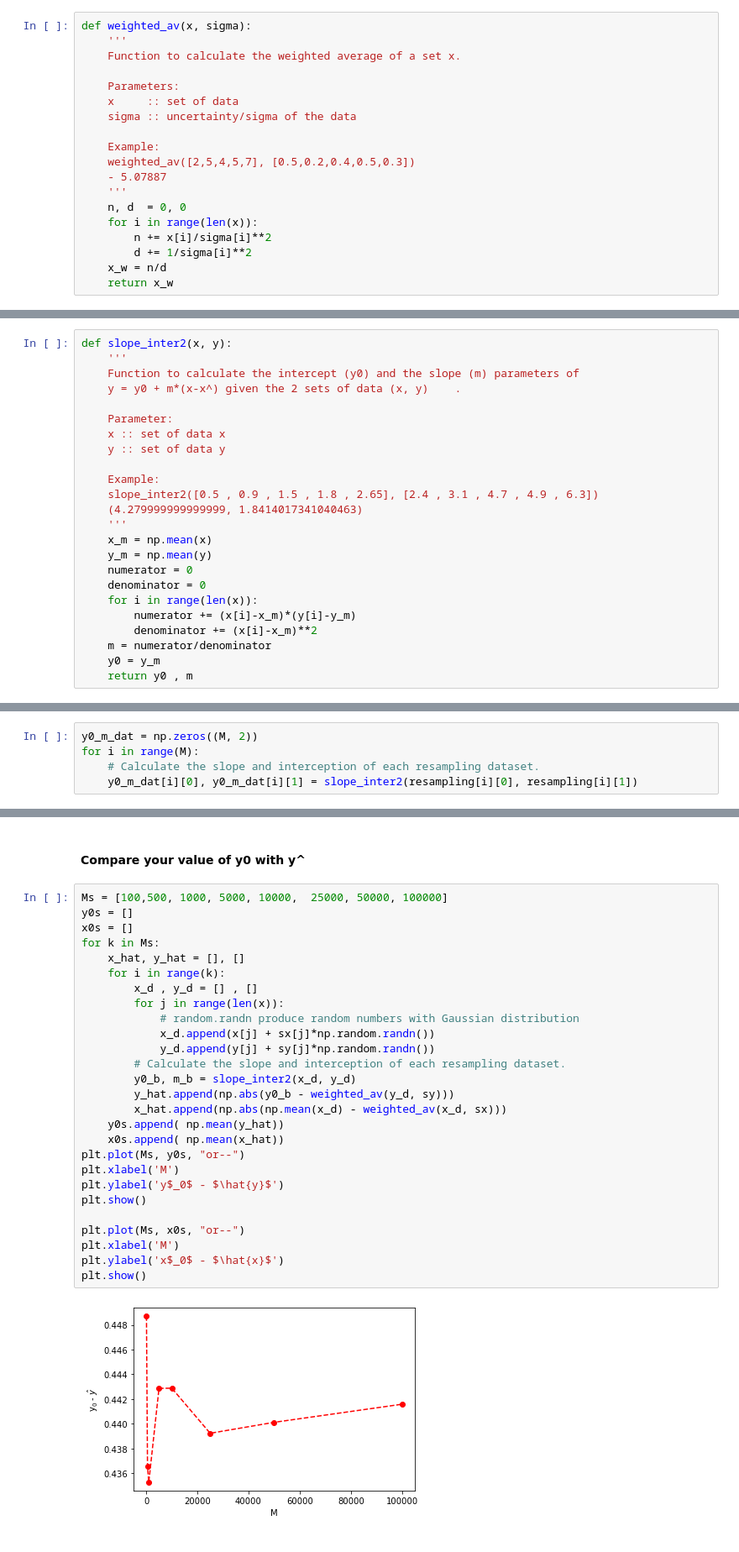
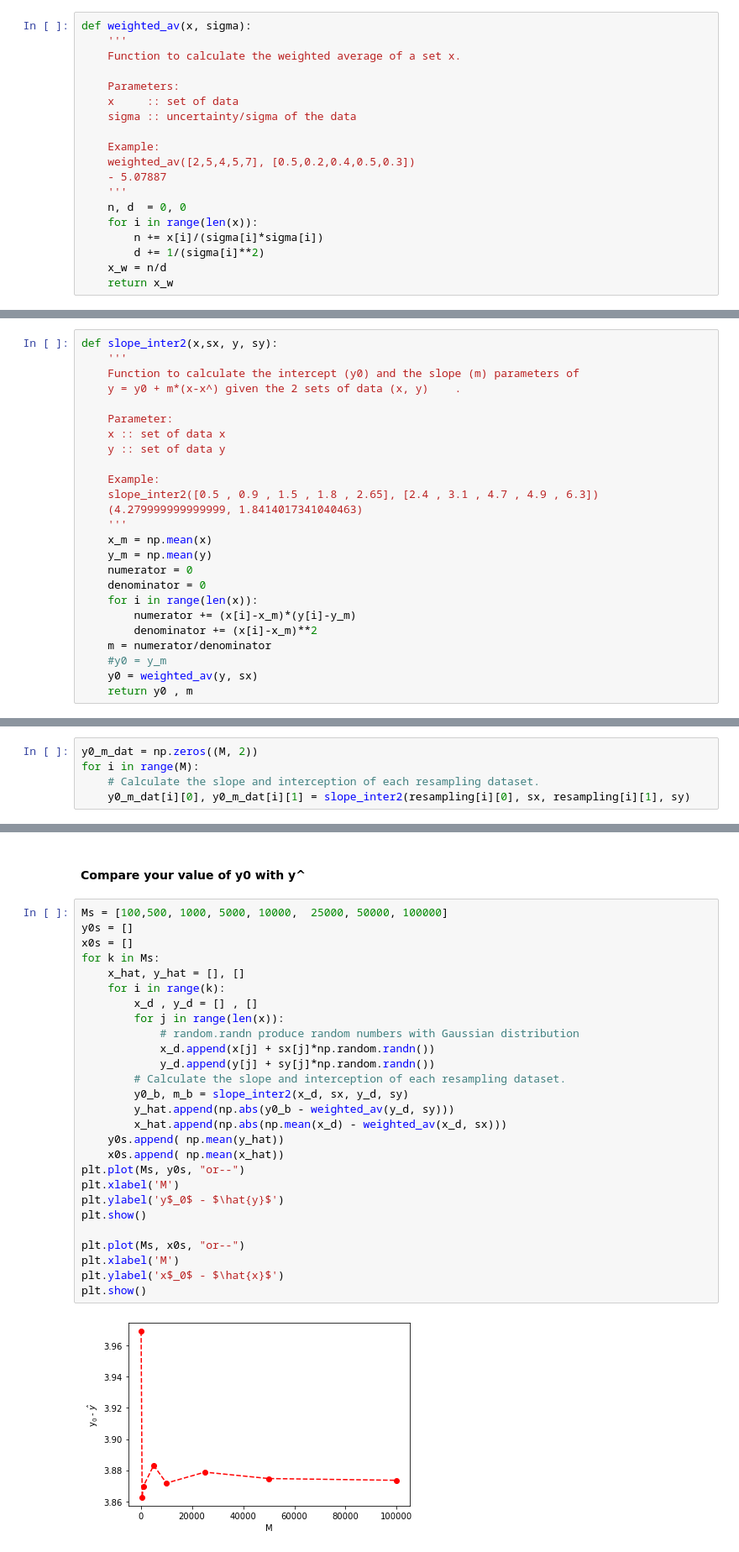
Before and after one commit to ccochato/cnm_final_project, a Jupyter notebook: FINAL_PROJECT_BOOTSTRAPPING-Part2.ipynb, the cells around one changed output, grey strips where cells are left out. Shown: that part at 84% size. Drawn from its saved outputs; the diff is of its cells as text.

```diff
--- a/FINAL_PROJECT_BOOTSTRAPPING-Part2.ipynb
+++ b/FINAL_PROJECT_BOOTSTRAPPING-Part2.ipynb
@@ -54,7 +54,7 @@ def weighted_av(x, sigma):
     '''
     n, d  = 0, 0
     for i in range(len(x)):
-        n += x[i]/sigma[i]**2
-        d += 1/sigma[i]**2
+        n += x[i]/(sigma[i]*sigma[i])
+        d += 1/(sigma[i]**2)
     x_w = n/d
     return x_w
@@ -83,7 +101,7 @@ def slope_inter(x, y):
     a = y_m - b*x_m
     return a , b
 # %%
-def slope_inter2(x, y):
+def slope_inter2(x,sx, y, sy):
     '''
     Function to calculate the intercept (y0) and the slope (m) parameters of
     y = y0 + m*(x-x^) given the 2 sets of data (x, y)    .
@@ -104,7 +122,8 @@ def slope_inter2(x, y):
         numerator += (x[i]-x_m)*(y[i]-y_m)
         denominator += (x[i]-x_m)**2
     m = numerator/denominator
-    y0 = y_m
+    #y0 = y_m
+    y0 = weighted_av(y, sx)
     return y0 , m
 # %%
 def cov(array1, array2):
@@ -163,7 +182,7 @@ for i in range(M):
 y0_m_dat = np.zeros((M, 2))
 for i in range(M):
     # Calculate the slope and interception of each resampling dataset.
-    y0_m_dat[i][0], y0_m_dat[i][1] = slope_inter2(resampling[i][0], resampling[i][1])
+    y0_m_dat[i][0], y0_m_dat[i][1] = slope_inter2(resampling[i][0], sx, resampling[i][1], sy)
 # %% [markdown]
 #### Calculating the cov (m,y0)
 # %%
@@ -257,29 +276,29 @@ plt.show()
 # %%
 Ms = [100,500, 1000, 5000, 10000,  25000, 50000, 100000]
 y0s = []
 x0s = []
 for k in Ms:
     x_hat, y_hat = [], []
     for i in range(k):
         x_d , y_d = [] , []
         for j in range(len(x)):
             # random.randn produce random numbers with Gaussian distribution
             x_d.append(x[j] + sx[j]*np.random.randn())
             y_d.append(y[j] + sy[j]*np.random.randn())
         # Calculate the slope and interception of each resampling dataset.
-        y0_b, m_b = slope_inter2(x_d, y_d)
+        y0_b, m_b = slope_inter2(x_d, sx, y_d, sy)
         y_hat.append(np.abs(y0_b - weighted_av(y_d, sy)))
         x_hat.append(np.abs(np.mean(x_d) - weighted_av(x_d, sx)))
     y0s.append( np.mean(y_hat))
     x0s.append( np.mean(x_hat))
 plt.plot(Ms, y0s, "or--")
 plt.xlabel('M')
 plt.ylabel('y$_0$ - $\hat{y}$')
 plt.show()
 
 plt.plot(Ms, x0s, "or--")
 plt.xlabel('M')
 plt.ylabel('x$_0$ - $\hat{x}$')
 plt.show()
 # %% [output]
-[figure, old version]
+[figure, new version]
```
Also changed, not shown: parts of 8 cells of this notebook.
